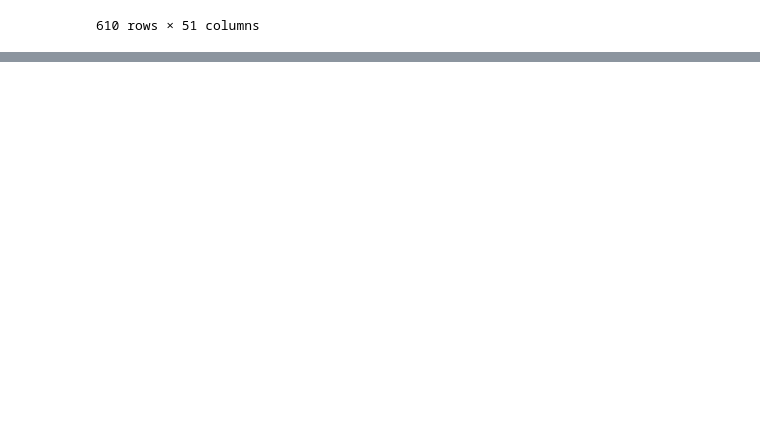
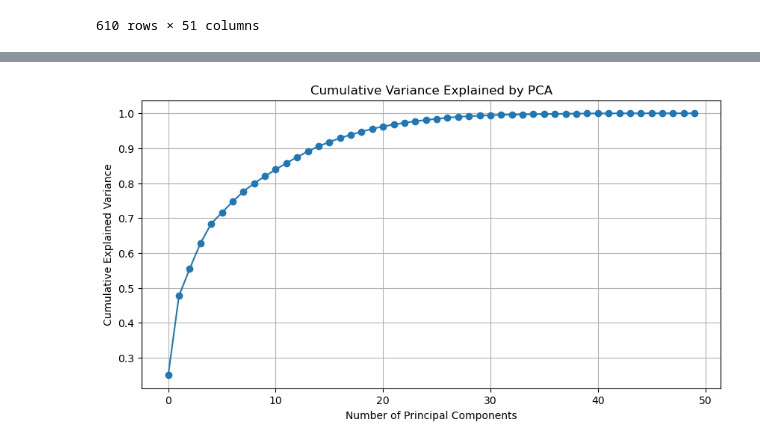
Before and after one commit to ajrx575/Machine_Learning_Final, a Jupyter notebook: ML/Final/Final_Project.ipynb, the cells around one changed output, grey strips where cells are left out. Drawn from its saved outputs; the diff is of its cells as text; code cells hidden in the pictures; blank space fills up the shorter version.

```diff
--- a/ML/Final/Final_Project.ipynb
+++ b/ML/Final/Final_Project.ipynb
@@ -262,0 +284,15 @@ df_pca
+# %%
+# total variance plots
+
+import numpy as np
+
+plt.figure(figsize=(10,5))
+plt.plot(np.cumsum(pca.explained_variance_ratio_), marker='o')
+plt.xlabel("Number of Principal Components")
+plt.ylabel("Cumulative Explained Variance")
+plt.title("Cumulative Variance Explained by PCA")
+plt.grid(True)
+plt.savefig(r"C:\Users\tiffa\Machine_Learning_Final\ML\Final\Figures\pca_cumulative_var.png")
+plt.show()
+# %% [output]
+[figure, added]
```
Also changed, not shown: parts of 8 cells of this notebook, 6 other files.
